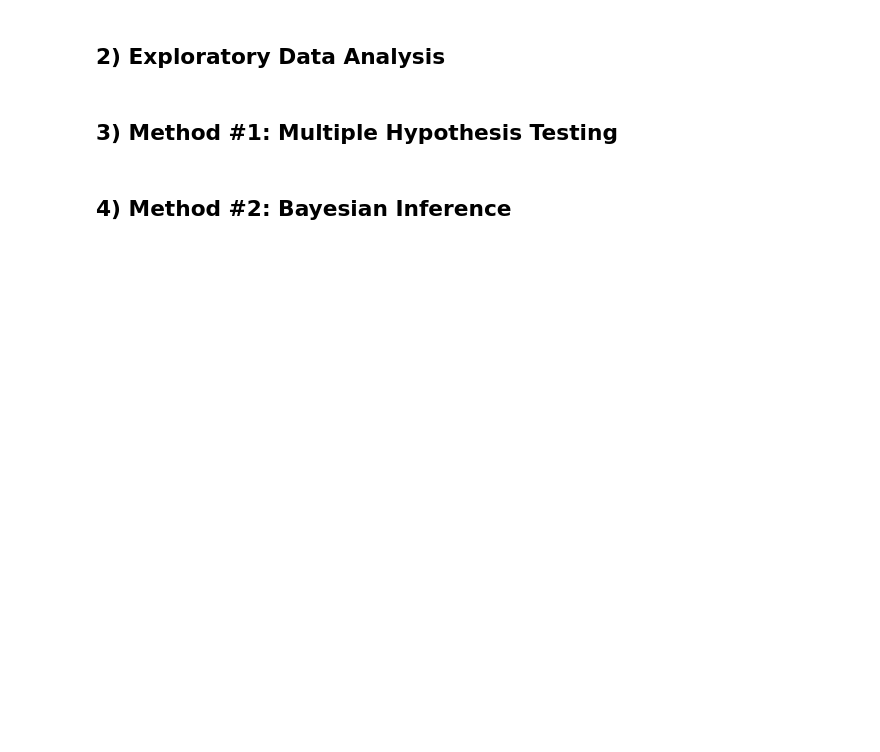
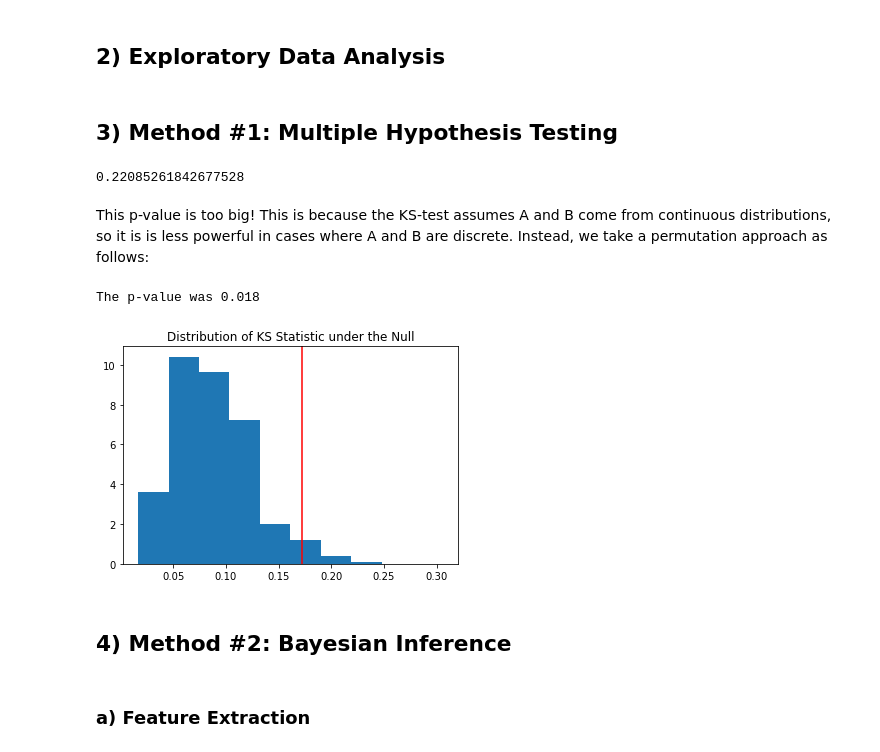
Before and after one commit to ritvik-iyer/election-finances, a Jupyter notebook: Election Finances Project Notebook.ipynb, the cells around one changed output. Drawn from its saved outputs; the diff is of its cells as text; code cells hidden in the pictures; blank space fills up the shorter version.

```diff
--- a/Election Finances Project Notebook.ipynb
+++ b/Election Finances Project Notebook.ipynb
@@ -219,2 +273,27 @@ cand_count = pd.merge(cmt_count, ccl, on = 'CMTE_ID').drop(columns=['CMTE_TP', '
+# %%
+# Extract two samples
+
+tbl1 = valid_rep_cand.groupby('District').count()['Candidate'].reset_index().groupby('Candidate').count().reset_index()
+samp1 = np.repeat(tbl1['Candidate'].values, tbl1['District'].values)
+tbl2 = invalid_rep_cand.groupby('District').count()['Candidate'].reset_index().groupby('Candidate').count().reset_index()
+samp2 = np.repeat(tbl2['Candidate'].values, tbl2['District'].values)
+# %%
+ks_test(samp1, samp2)
+# %% [output]
+0.22085261842677528
+# %% [markdown]
+This p-value is too big! This is because the KS-test assumes A and B come from continuous distributions, so it is is less powerful in cases where A and B are discrete. Instead, we take a permutation approach as follows:
+# %%
+data, obs, p = ks_2_sample_permutation_test(samp1, samp2)
+# %%
+plt.title('Distribution of KS Statistic under the Null')
+plt.hist(data, density=True)
+plt.axvline(x=obs, color='r');
+print(f'The p-value was {p}')
+# %% [output]
+The p-value was 0.018
+[figure, added]
 # %% [markdown]
 ## 4) Method #2: Bayesian Inference
+# %% [markdown]
+### a) Feature Extraction
```
Also changed, not shown: parts of 11 cells of this notebook, 4 other files.
